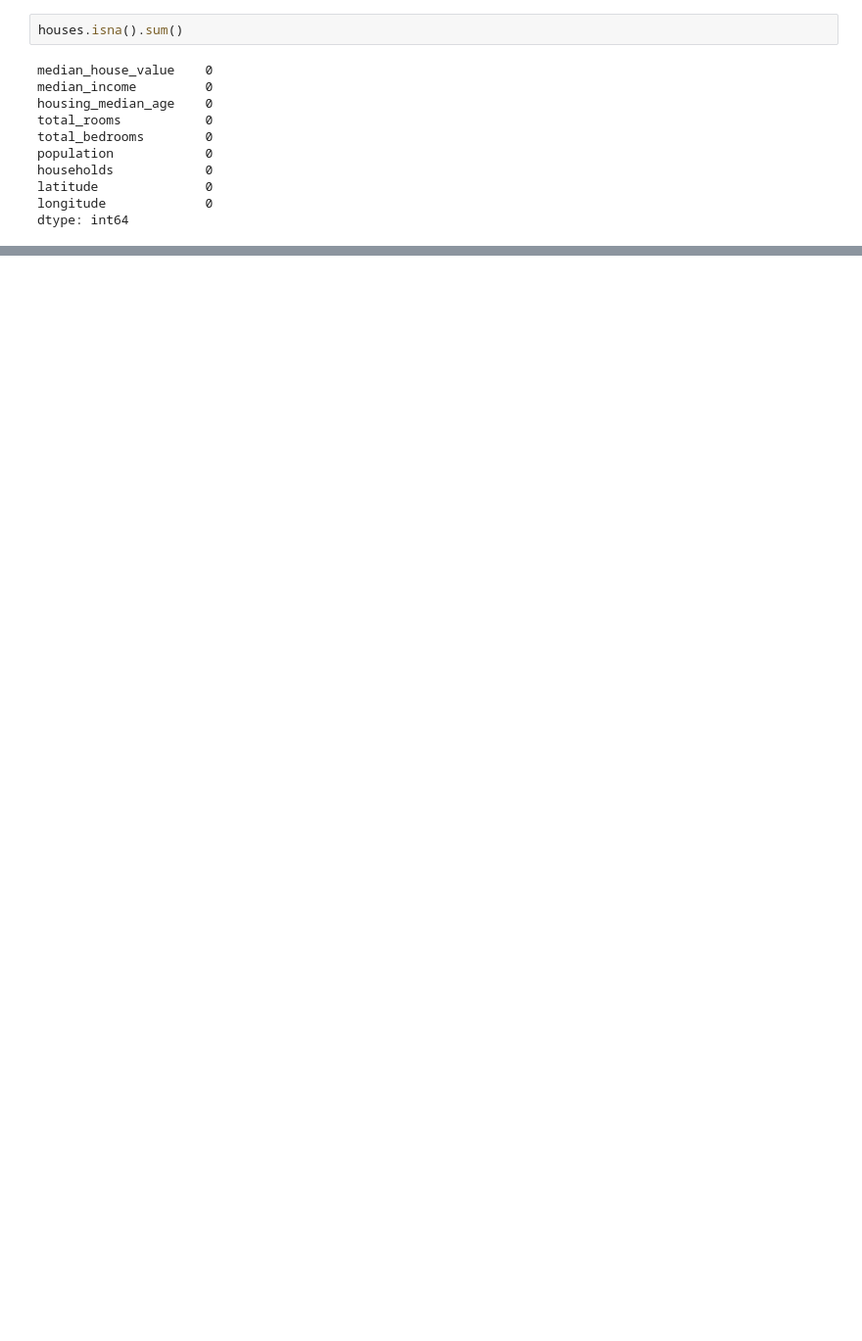
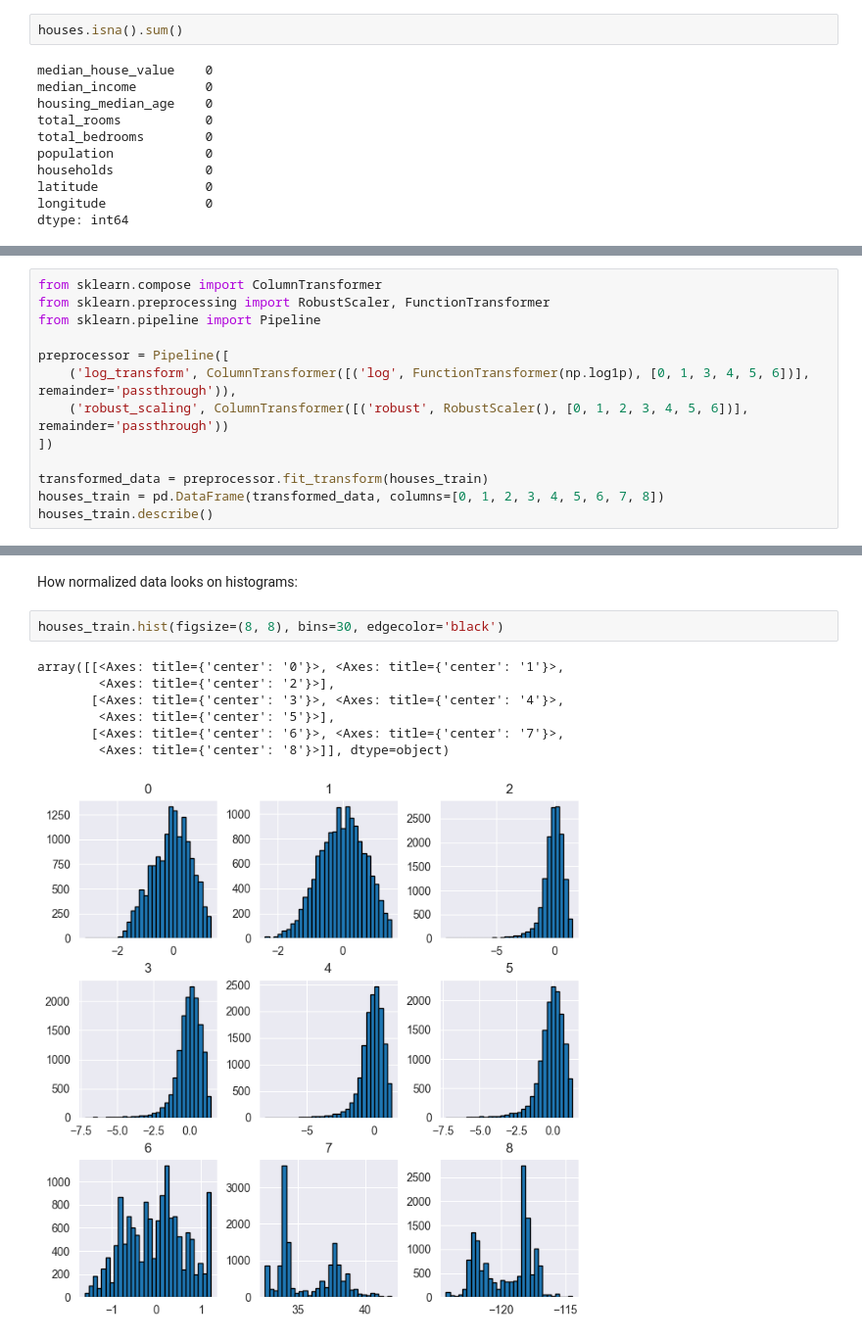
Before and after one commit to daniilstroievskyi/ZNEUS_Project, a Jupyter notebook: eda.ipynb, the cells around one changed output, grey strips where cells are left out. Shown at 98% size. Drawn from its saved outputs; the diff is of its cells as text; blank space fills up the shorter version.

```diff
--- a/eda.ipynb
+++ b/eda.ipynb
@@ -93,0 +160,13 @@ plt.show()
+# %%
+from sklearn.compose import ColumnTransformer
+from sklearn.preprocessing import RobustScaler, FunctionTransformer
+from sklearn.pipeline import Pipeline
+
+preprocessor = Pipeline([
+    ('log_transform', ColumnTransformer([('log', FunctionTransformer(np.log1p), [0, 1, 3, 4, 5, 6])], remainder='passthrough')),
+    ('robust_scaling', ColumnTransformer([('robust', RobustScaler(), [0, 1, 2, 3, 4, 5, 6])], remainder='passthrough'))
+])
+
+transformed_data = preprocessor.fit_transform(houses_train)
+houses_train = pd.DataFrame(transformed_data, columns=[0, 1, 2, 3, 4, 5, 6, 7, 8])
+houses_train.describe()
@@ -93,0 +183,12 @@ plt.show()
+# %% [markdown]
+How normalized data looks on histograms:
+# %%
+houses_train.hist(figsize=(8, 8), bins=30, edgecolor='black')
+# %% [output]
+array([[<Axes: title={'center': '0'}>, <Axes: title={'center': '1'}>,
+        <Axes: title={'center': '2'}>],
+       [<Axes: title={'center': '3'}>, <Axes: title={'center': '4'}>,
+        <Axes: title={'center': '5'}>],
+       [<Axes: title={'center': '6'}>, <Axes: title={'center': '7'}>,
+        <Axes: title={'center': '8'}>]], dtype=object)
+[figure, added]
```
Also changed, not shown: parts of 24 cells of this notebook, 1 other file.
